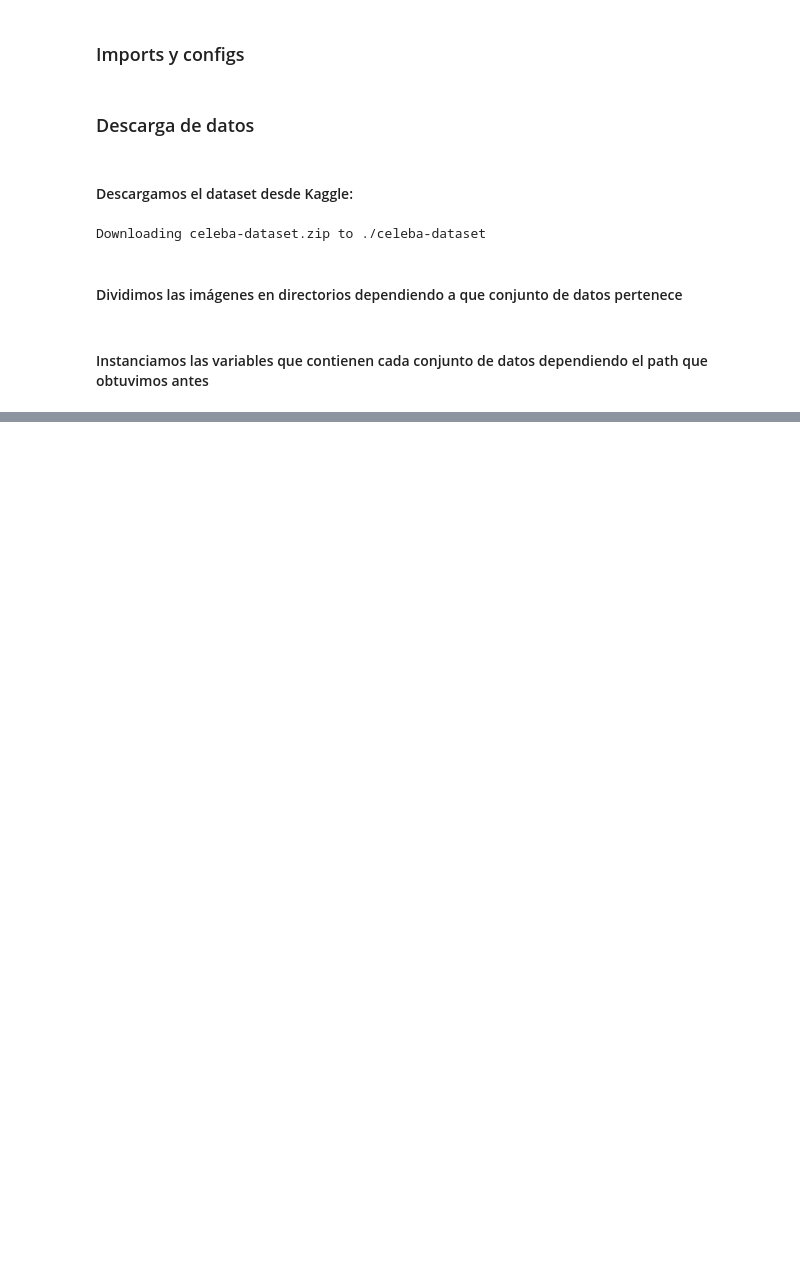
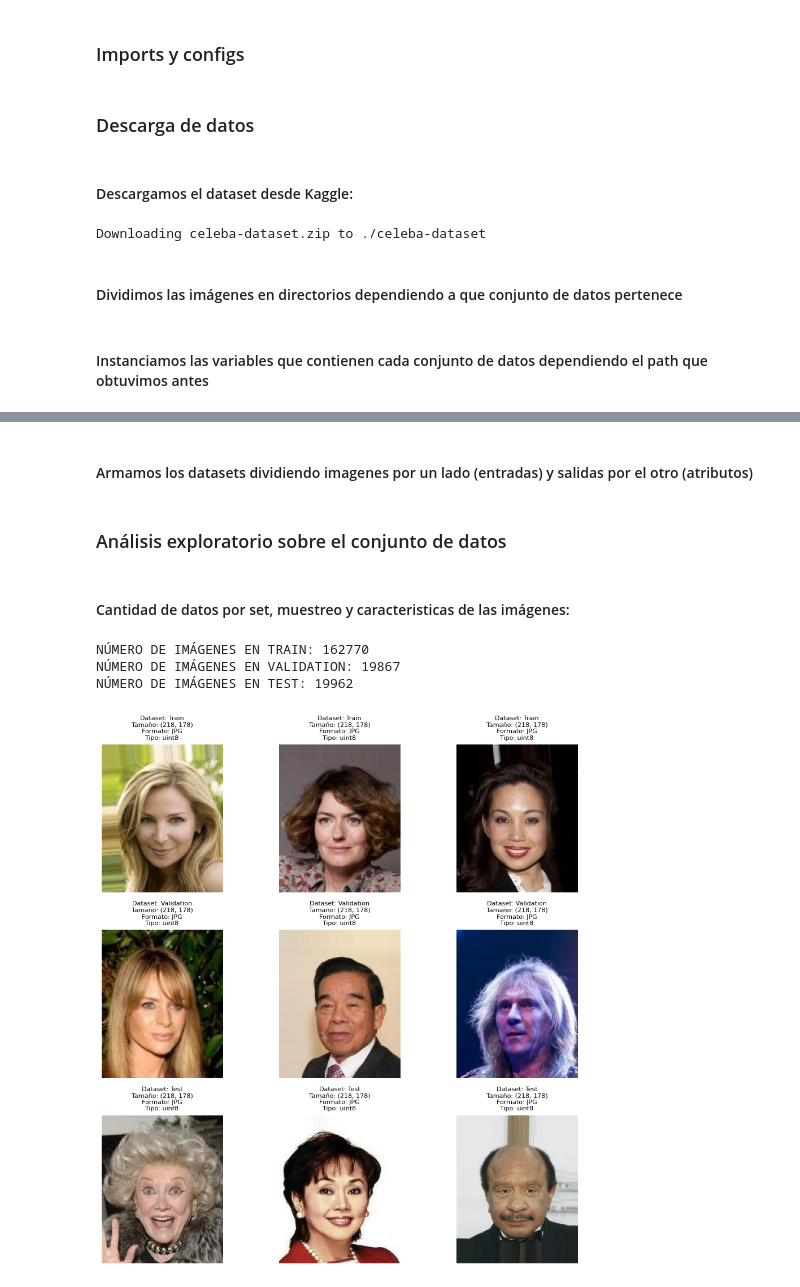
Before and after one commit to UlisesCravero/tp_ml_Cravero_Pautasso, a Jupyter notebook: tp3_celebfaces.ipynb, the cells around one changed output, grey strips where cells are left out. Drawn from its saved outputs; the diff is of its cells as text; code cells hidden in the pictures; blank space fills up the shorter version.

```diff
--- a/tp3_celebfaces.ipynb
+++ b/tp3_celebfaces.ipynb
@@ -78,0 +100,2 @@ TEST_DIR = Path('./partition/2')
+# %% [markdown]
+#### Armamos los datasets dividiendo imagenes por un lado (entradas) y salidas por el otro (atributos)
@@ -78,0 +177,43 @@ TEST_DIR = Path('./partition/2')
+# %% [markdown]
+### Análisis exploratorio sobre el conjunto de datos
+# %% [markdown]
+#### Cantidad de datos por set, muestreo y caracteristicas de las imágenes:
+# %%
+# Rutas de los directorios que contienen las imágenes
+directorios = ['./partitions/0', './partitions/1', './partitions/2']
+nombre_set = ['train', 'validation', 'test']
+
+# Mostrar una cuadrícula de 3x3
+fig, axs = plt.subplots(3, 3, figsize=(10, 10))
+
+# Iterar sobre los directorios
+for i, directorio in enumerate(directorios):
+    # Obtener la lista de archivos del directorio
+    archivos = os.listdir(directorio)
+    print("NÚMERO DE IMÁGENES EN " + nombre_set[i].upper() +":", len(archivos))
+    # Elegir tres imágenes aleatorias
+    muestras = random.sample(archivos, 3)
+    # Iterar sobre las muestras y mostrar las imágenes
+    for j, muestra in enumerate(muestras):
+        ruta_imagen = os.path.join(directorio, muestra)
+        # Leer la imagen y mostrarla
+        img = plt.imread(ruta_imagen)
+        axs[i, j].imshow(img)
+        axs[i, j].axis('off')
+        # Obtener características de la imagen
+        tamano = img.shape[:2]
+        formato = muestra.split('.')[-1].upper()
+        tipo = img.dtype
+        axs[i, j].set_title(f"Dataset: {nombre_set[i].capitalize()}\nTamaño: {tamano}\nFormato: {formato}\nTipo: {tipo}", fontsize=8)
+
+
+# Ajustar el espacio entre las imágenes
+plt.tight_layout()
+
+# Mostrar el gráfico con las imágenes
+plt.show()
+# %% [output]
+NÚMERO DE IMÁGENES EN TRAIN: 162770
+NÚMERO DE IMÁGENES EN VALIDATION: 19867
+NÚMERO DE IMÁGENES EN TEST: 19962
+[figure, added]
```
Also changed, not shown: parts of 6 cells of this notebook.
